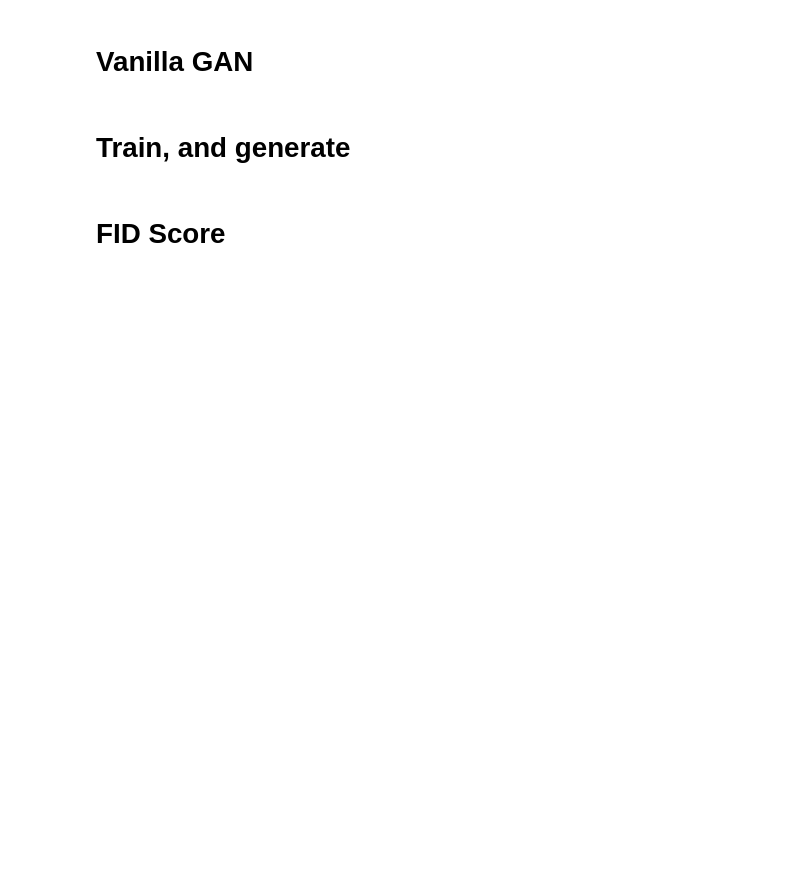
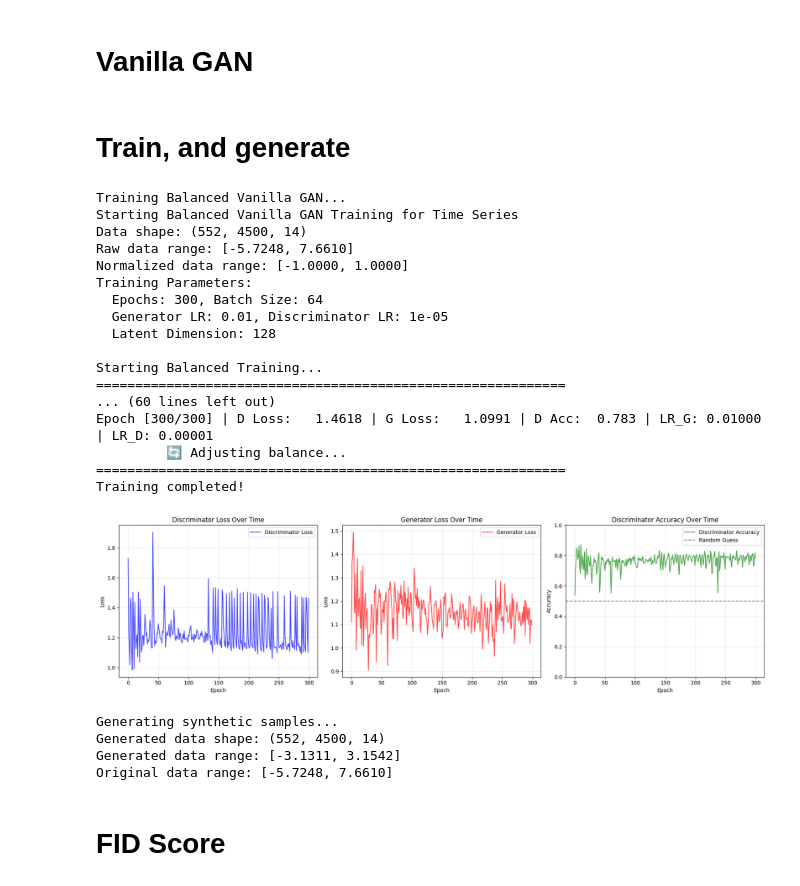
Before and after one commit to maddiew95/SmartIoT-2025, a Jupyter notebook: GANs models/Vanilla GANs/gan.ipynb, the cells around one changed output. Saved outputs shown, nothing was run; the diff lists cells and outputs as text; code cells hidden in the pictures; blank space fills up the shorter version.

```diff
--- a/GANs models/Vanilla GANs/gan.ipynb
+++ b/GANs models/Vanilla GANs/gan.ipynb
@@ -9,7 +9,7 @@ from sklearn.preprocessing import StandardScaler
 
 cuda0 = torch.device("cuda:0")
 cuda1 = torch.device("cuda:1")
-device = cuda1
+device = cuda0
 print(torch.cuda.get_device_name(device) if torch.cuda.is_available() else "No GPU available")
 
 data = np.load("../../hvcm/RFQ.npy", allow_pickle=True)
@@ -376,35 +445,58 @@ def plot_vanilla_training_curves(d_losses, g_losses, d_accuracies):
 # %% [markdown]
 # Train, and generate
 # %%
-# Train the ultra-stable WGAN
-print("Training Vanilla GAN...")
+# Train with balanced parameters
+print("Training Balanced Vanilla GAN...")
 generator, discriminator, d_history, g_history, d_acc_history, data_stats = train_vanilla_gan(
     X_train_normal,
     device,
-    n_epochs=200,
-    batch_size=32,
-    lr_g=0.001,
-    lr_d=0.000005
+    n_epochs=300,
+    batch_size=64,
+    lr_g=0.01,  # Reduced generator LR
+    lr_d=0.00001   # Much lower discriminator LR
 )
 
 # Plot training curves
 plot_vanilla_training_curves(d_history, g_history, d_acc_history)
 
 # Generate samples
 print("Generating synthetic samples...")
 num_samples = len(X_train_normal)
 generated_data = generate_vanilla_samples(
     generator,
     num_samples,
-    latent_dim=100,
+    latent_dim=128,
     device=device,
     data_stats=data_stats,
     batch_size=32
 )
 
 print(f"Generated data shape: {generated_data.shape}")
 print(f"Generated data range: [{generated_data.min():.4f}, {generated_data.max():.4f}]")
 print(f"Original data range: [{normal_data.min():.4f}, {normal_data.max():.4f}]")
+# %% [output]
+Training Balanced Vanilla GAN...
+Starting Balanced Vanilla GAN Training for Time Series
+Data shape: (552, 4500, 14)
+Raw data range: [-5.7248, 7.6610]
+Normalized data range: [-1.0000, 1.0000]
+Training Parameters:
+  Epochs: 300, Batch Size: 64
+  Generator LR: 0.01, Discriminator LR: 1e-05
+  Latent Dimension: 128
+
+Starting Balanced Training...
+============================================================
+... (60 lines left out)
+Epoch [300/300] | D Loss:   1.4618 | G Loss:   1.0991 | D Acc:  0.783 | LR_G: 0.01000 | LR_D: 0.00001
+         🔄 Adjusting balance...
+============================================================
+Training completed!
+[figure, added]
+Generating synthetic samples...
+Generated data shape: (552, 4500, 14)
+Generated data range: [-3.1311, 3.1542]
+Original data range: [-5.7248, 7.6610]
 # %% [markdown]
 # FID Score
 # %%
```
Also changed, not shown: parts of 4 cells of this notebook, 15 other files.
